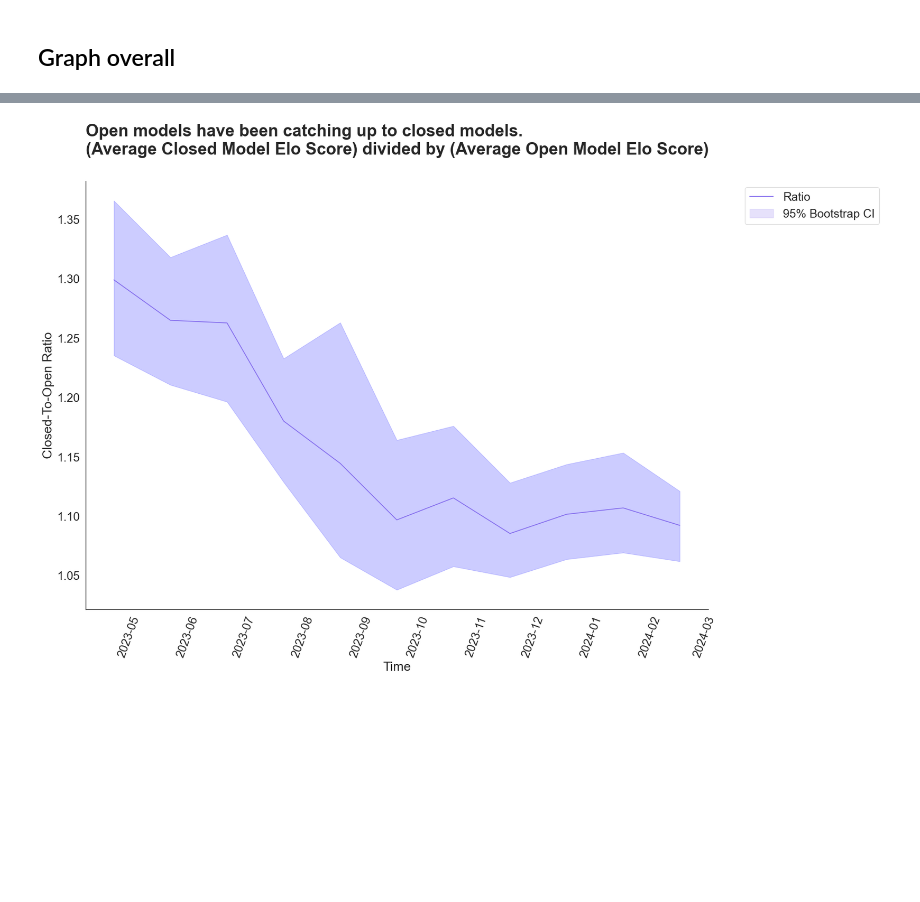
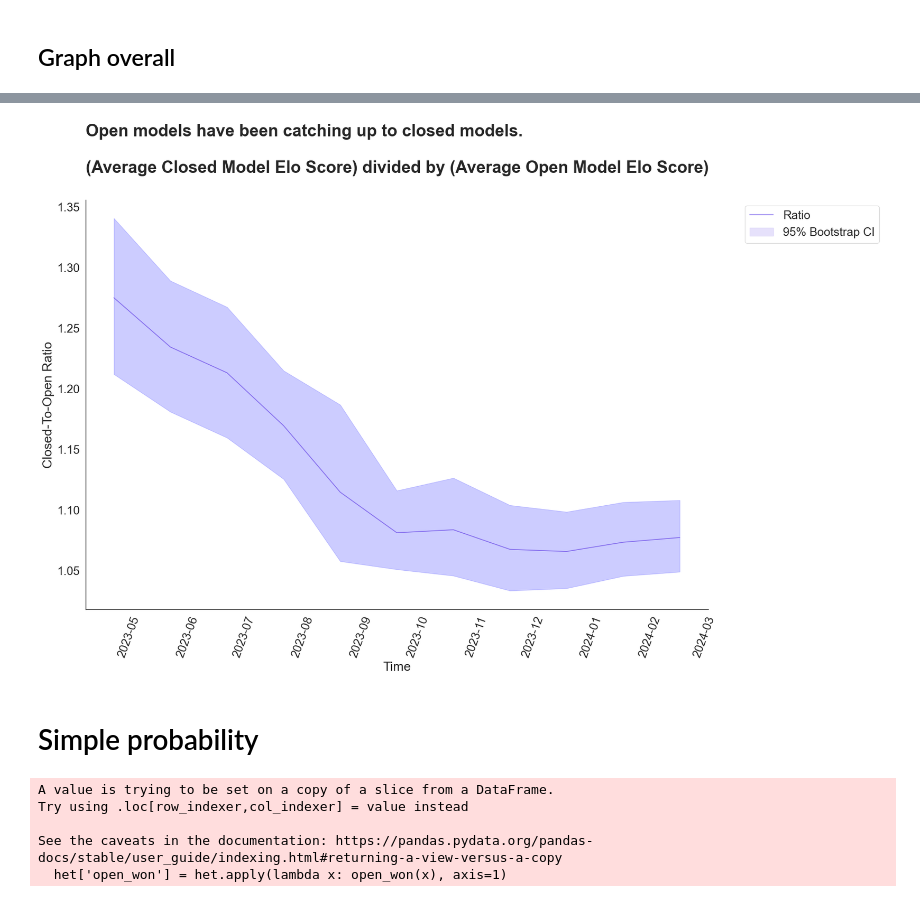
Before and after one commit to josh-ashkinaze/cbot, a Jupyter notebook: bootstrap_analysis.ipynb, the cells around one changed output, grey strips where cells are left out. Saved outputs shown, nothing was run; the diff lists cells and outputs as text; code cells hidden in the pictures; blank space fills up the shorter version.

Commit message:
fixed graph by incl ties

```diff
--- a/bootstrap_analysis.ipynb
+++ b/bootstrap_analysis.ipynb
@@ -101,8 +101,9 @@ meta_df = pd.read_csv("model_names_annot.csv")
 
 # We need to merge meta_df on model_a and model_b
 for col in meta_df.columns:
-    meta_df[f"a_{col}"] = meta_df[col].str.strip()
-    meta_df[f"b_{col}"] = meta_df[col].str.strip()
+    meta_df[col] = meta_df[col].apply(lambda x: x.strip())
+    meta_df[f"a_{col}"] = meta_df[col]
+    meta_df[f"b_{col}"] = meta_df[col]
 
 df = pd.merge(df, meta_df[['a_short_name', 'a_open_or_closed', "a_long_name"]], left_on=['model_a'], right_on=['a_long_name'])
 df = pd.merge(df, meta_df[['b_short_name', 'b_open_or_closed', "b_long_name"]], left_on=['model_b'], right_on=['b_long_name'])
@@ -135,7 +136,6 @@ def label_battle(x):
 df = df[df['anony']==True]
 df = df[df['b_open_or_closed'] != '-1']
 df = df[df['a_open_or_closed'] != '-1']
-df = df[df['winner'] != "tie"]
 
 ####################
 # Adding fields for
@@ -329,31 +359,56 @@ bootstrap_df = pd.DataFrame(bootstrap_results)
 # %%
 import seaborn as sns
 import matplotlib.pyplot as plt
 
 # Create the line plot
 plt.figure(figsize=(18,12))
-sns.lineplot(data=bootstrap_df, x='segment', y='mean_rat')
+sns.lineplot(data=bootstrap_df, x='segment', y='mean_ratio')
 
 # Add the 95% confidence interval
 plt.fill_between(
     bootstrap_df['segment'],
-    bootstrap_df['lower_mean_rat'],
-    bootstrap_df['upper_mean_rat'],
+    bootstrap_df['mean_ratio_lower'],
+    bootstrap_df['mean_ratio_upper'],
     color='blue',
     alpha=0.2,
     label='Bootstrap 95% Confidence Interval'
 )
 
 # Call make_aesthetic() function here if it's defined to set aesthetic parameters
 make_aesthetic(font_scale=2)
 
-plt.title("Open models have been catching up to closed models.\n(Average Closed Model Elo Score) divided by (Average Open Model Elo Score)", size=25, fontweight='bold')
+plt.title("Open models have been catching up to closed models.\n\n(Average Closed Model Elo Score) divided by (Average Open Model Elo Score)", size=25, fontweight='bold')
 plt.xlabel("Segment")
 plt.ylabel("Closed-To-Open Ratio")
 plt.legend(["Ratio", "95% Bootstrap CI"], bbox_to_anchor=(1.05, 1), loc='upper left')
 plt.xlabel("Time")
 plt.xticks(rotation=70)
 
 plt.show()
 # %% [output]
-[figure, old version]
+[figure, new version]
+# %% [markdown]
+# Simple probability
+# %%
+def open_won(x):
+    winner = x['winner']
+    if winner == 'model_b':
+        open_type = x['b_open_or_closed']
+    elif winner == 'model_a':
+        open_type = x['a_open_or_closed']
+    else:
+        return None
+
+    if open_type == 'open':
+        return 1
+    else:
+        return 0
+
+het = df.query("battle_type=='open_closed'&winner!='tie'&winner!='tie (bothbad)'")
+het['open_won'] = het.apply(lambda x: open_won(x), axis=1)
+# %% [output]
+A value is trying to be set on a copy of a slice from a DataFrame.
+Try using .loc[row_indexer,col_indexer] = value instead
+
+See the caveats in the documentation: https://pandas.pydata.org/pandas-docs/stable/user_guide/indexing.html#returning-a-view-versus-a-copy
+  het['open_won'] = het.apply(lambda x: open_won(x), axis=1)
```
Also changed, not shown: parts of 6 cells of this notebook, 1 other file.
